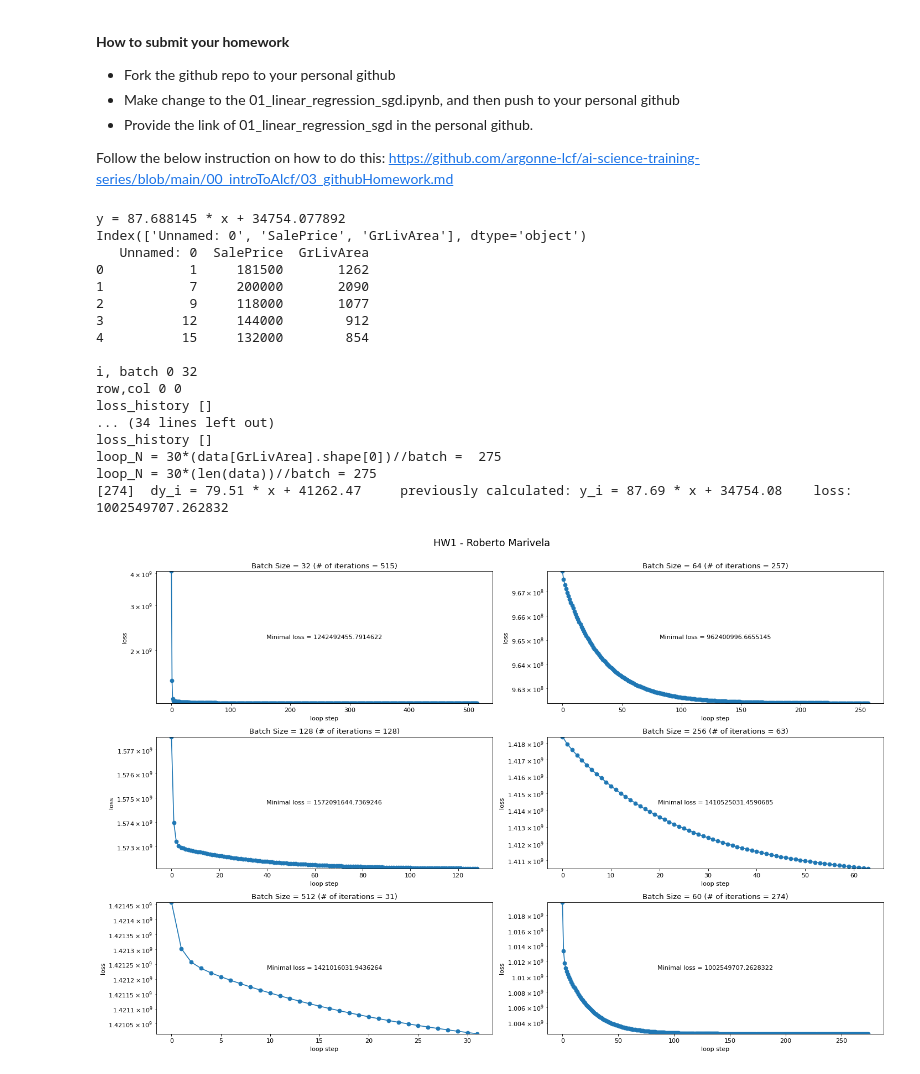
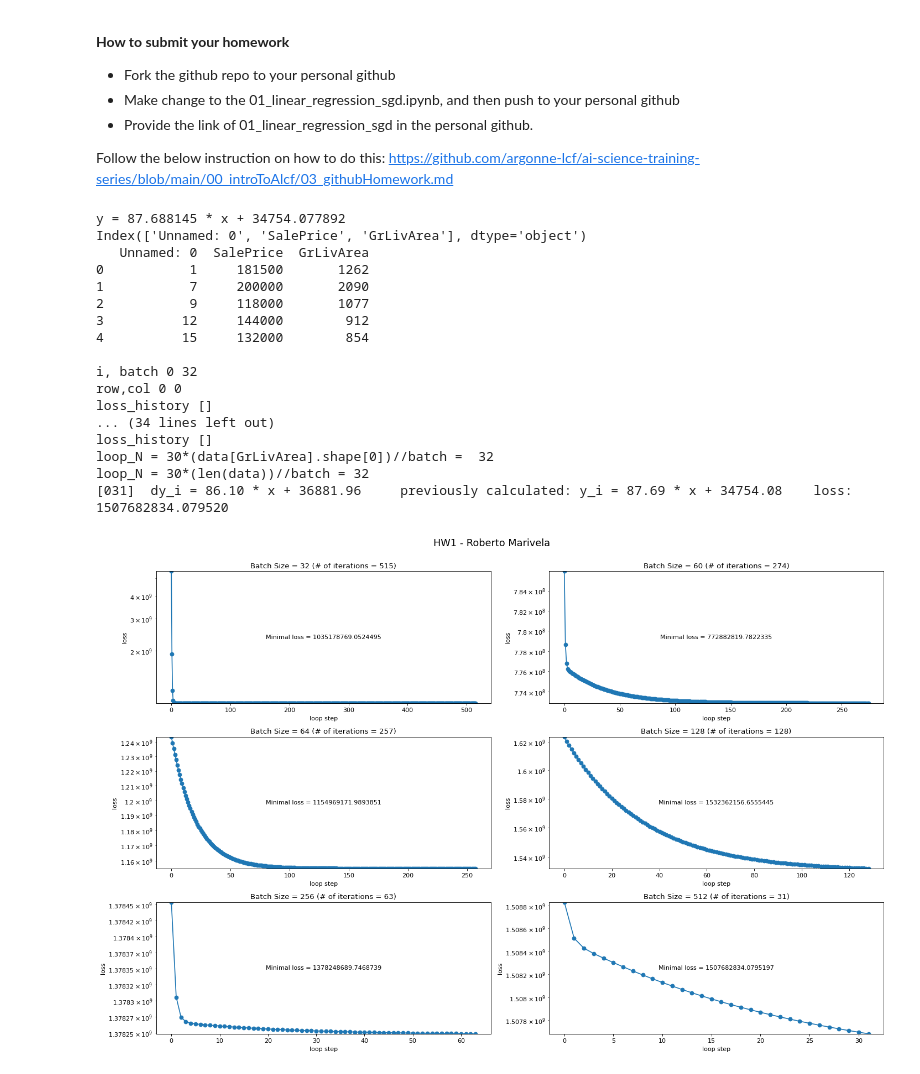
Before and after one commit to robmariv/ai-science-training-series, a Jupyter notebook: 01_intro_AI_on_Supercomputer/01_linear_regression_sgd.ipynb, the cells around one changed output. Saved outputs shown, nothing was run; the diff lists cells and outputs as text; code cells hidden in the pictures.

```diff
--- a/01_intro_AI_on_Supercomputer/01_linear_regression_sgd.ipynb
+++ b/01_intro_AI_on_Supercomputer/01_linear_regression_sgd.ipynb
@@ -477,7 +477,7 @@ print(data.head())
 fig,ax  = plt.subplots(3,2,figsize=(18,12),dpi=80)
 fig.suptitle('HW1 - Roberto Marivela\n', fontsize=16)
 #batches = [64, 256, 1024, 4096]  # old
-batches = [32, 64, 128, 256, 512, 60]
+batches = [32, 60, 64, 128, 256, 512]
 for i, batch in enumerate(batches):
   print('\ni, batch', i, batch)
   row = i // 2
@@ -519,35 +519,35 @@ for i, batch in enumerate(batches):
   ax[row, col].set_title('Batch Size = {0:d} (# of iterations = {1:d})'.format(batch, j))
   ax[row, col].plot(loss_x,loss_y, 'o-')
   ax[row, col].set_yscale('log')
   ax[row, col].set_xlabel('loop step')
   ax[row, col].set_ylabel('loss')
   ax[row, col].set_ylim(min(loss_history), max(loss_history))
   ax[row, col].text(0.5, 0.5, f'Minimal loss = {min(loss_history)}', horizontalalignment='center', verticalalignment='center', transform=ax[row, col].transAxes)
 
   # plt.show()
   # gives us time to see the plot
   time.sleep(2.5)
   # clears the plot when the next plot is ready to show.
   # ipydis.clear_output(wait=True)
 plt.tight_layout()
 plt.show()
 # %% [output]
 y = 87.688145 * x + 34754.077892
 Index(['Unnamed: 0', 'SalePrice', 'GrLivArea'], dtype='object')
    Unnamed: 0  SalePrice  GrLivArea
 0           1     181500       1262
 1           7     200000       2090
 2           9     118000       1077
 3          12     144000        912
 4          15     132000        854
 
 i, batch 0 32
 row,col 0 0
 loss_history []
 ... (34 lines left out)
 loss_history []
-loop_N = 30*(data[GrLivArea].shape[0])//batch =  275
-loop_N = 30*(len(data))//batch = 275
-[274]  dy_i = 79.51 * x + 41262.47     previously calculated: y_i = 87.69 * x + 34754.08    loss: 1002549707.262832
+loop_N = 30*(data[GrLivArea].shape[0])//batch =  32
+loop_N = 30*(len(data))//batch = 32
+[031]  dy_i = 86.10 * x + 36881.96     previously calculated: y_i = 87.69 * x + 34754.08    loss: 1507682834.079520
-[figure, old version]
+[figure, new version]
 # %%
```
Also changed, not shown: parts of 1 cell of this notebook.
